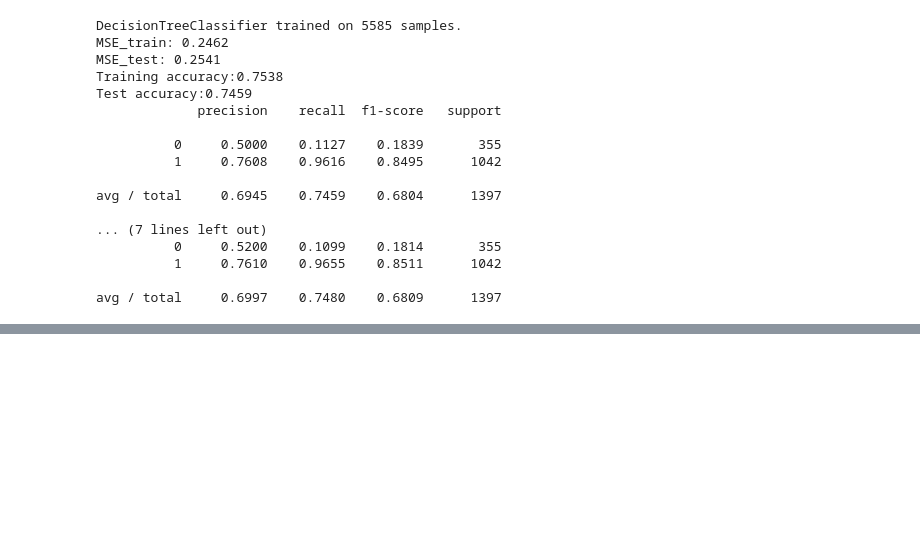
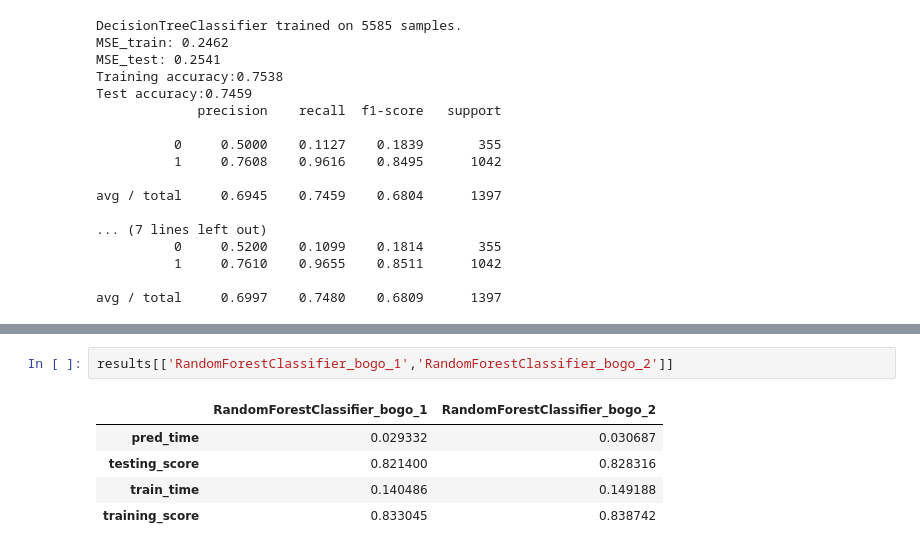
Before and after one commit to JcFreya/Starbucks-Capstone-Challenge, a Jupyter notebook: Starbucks_Capstone_notebook.ipynb, the cells around one changed output, grey strips where cells are left out. Cells and saved outputs as stored; diff of their text form; blank space fills up the shorter version.

```diff
--- a/Starbucks_Capstone_notebook.ipynb
+++ b/Starbucks_Capstone_notebook.ipynb
@@ -1076,0 +1151,8 @@ avg / total     0.6997    0.7480    0.6809      1397
+# %%
+results[['RandomForestClassifier_bogo_1','RandomForestClassifier_bogo_2']]
+# %% [output]
+|  | RandomForestClassifier_bogo_1 | RandomForestClassifier_bogo_2 |
+| pred_time | 0.029332 | 0.030687 |
+| testing_score | 0.821400 | 0.828316 |
+| train_time | 0.140486 | 0.149188 |
+| training_score | 0.833045 | 0.838742 |
```
Also changed, not shown: parts of 21 cells of this notebook.
